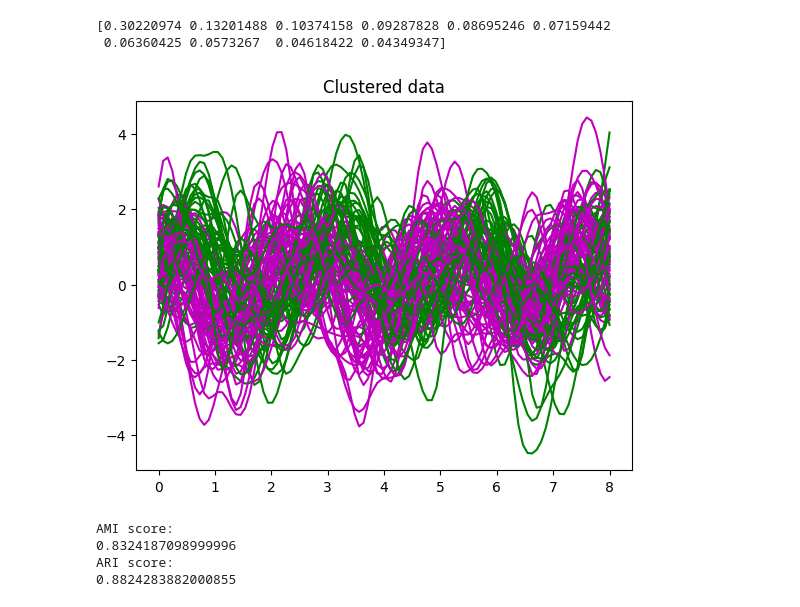
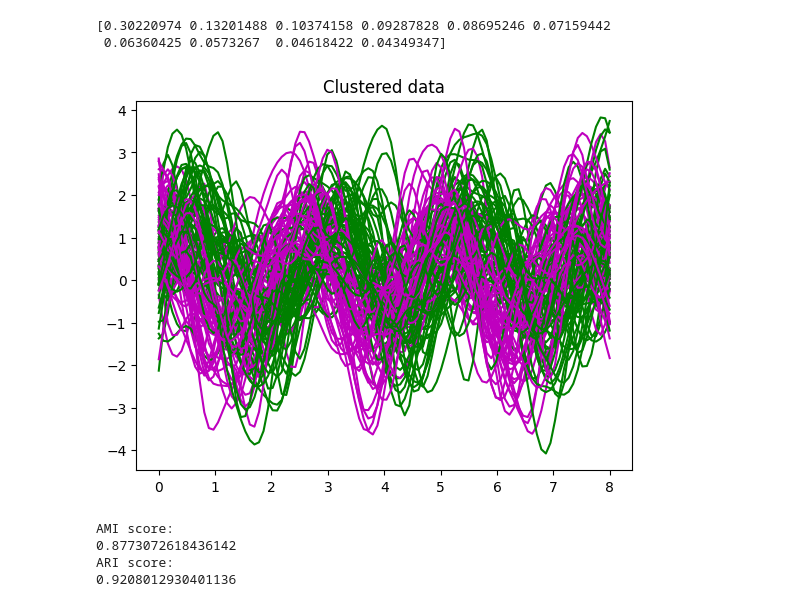
Before and after one commit to Newman251/Thesis-Functional_Data_Ensemble_Clustering_From_FDA, a Jupyter notebook: weighted_experiment1.ipynb, the cells around one changed output. Saved outputs shown, nothing was run; the diff lists cells and outputs as text; code cells hidden in the pictures.

```diff
--- a/weighted_experiment1.ipynb
+++ b/weighted_experiment1.ipynb
@@ -123,35 +123,35 @@ def functional_data_clustering (eigen_values, K, variance):
     return membership_matrices, labels
 # %%
 # Get data from the first function
-data_smooth, mean, principal_componenets, eigen_functions = functional_data_decomposition (Y, 10, 100)
+data_smooth, mean, principal_componenets, eigen_functions = functional_data_decomposition (Y, 5, 100)
 
 # Get data from the second function
 membership_matrices, labels = functional_data_clustering (principal_componenets, 2, variance)
 
 # Plot the curves with their labels
 t = np.expand_dims(np.linspace(0, 8, len(data_smooth[0])), 1)
 for i in range(len(data_smooth)):
     if labels[i] == 0:
         plt.plot(t, data_smooth[i], '-m')
     elif labels[i] == 1:
         plt.plot(t, data_smooth[i], '-g')
     elif labels[i] == 2:
         plt.plot(t, data_smooth[i], '-b')
     else:
         plt.plot(t, data_smooth[i], '-r')
 plt.title('Clustered data')
 plt.show()
 
 # Get the AMI score
 print("AMI score:")
 print(adjusted_mutual_info_score(simulation_label, labels))
 
 # Get the ARM scoree
 print("ARI score:")
 print(adjusted_rand_score(simulation_label, labels))
 # %% [output]
-[figure, old version]
+[figure, new version]
 AMI score:
-0.8324187098999996
+0.8773072618436142
 ARI score:
-0.8824283882000855
+0.9208012930401136
```
Also changed, not shown: parts of 2 cells of this notebook, 5 other files.
